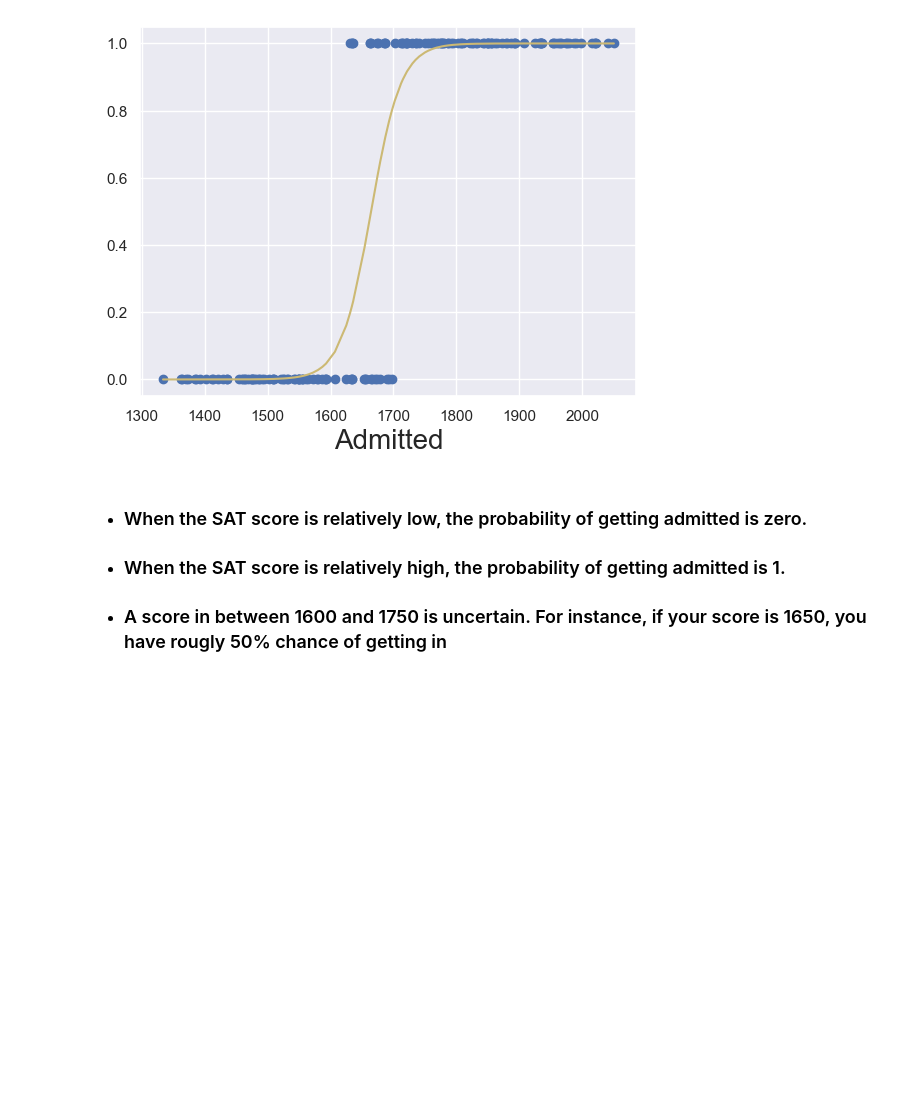
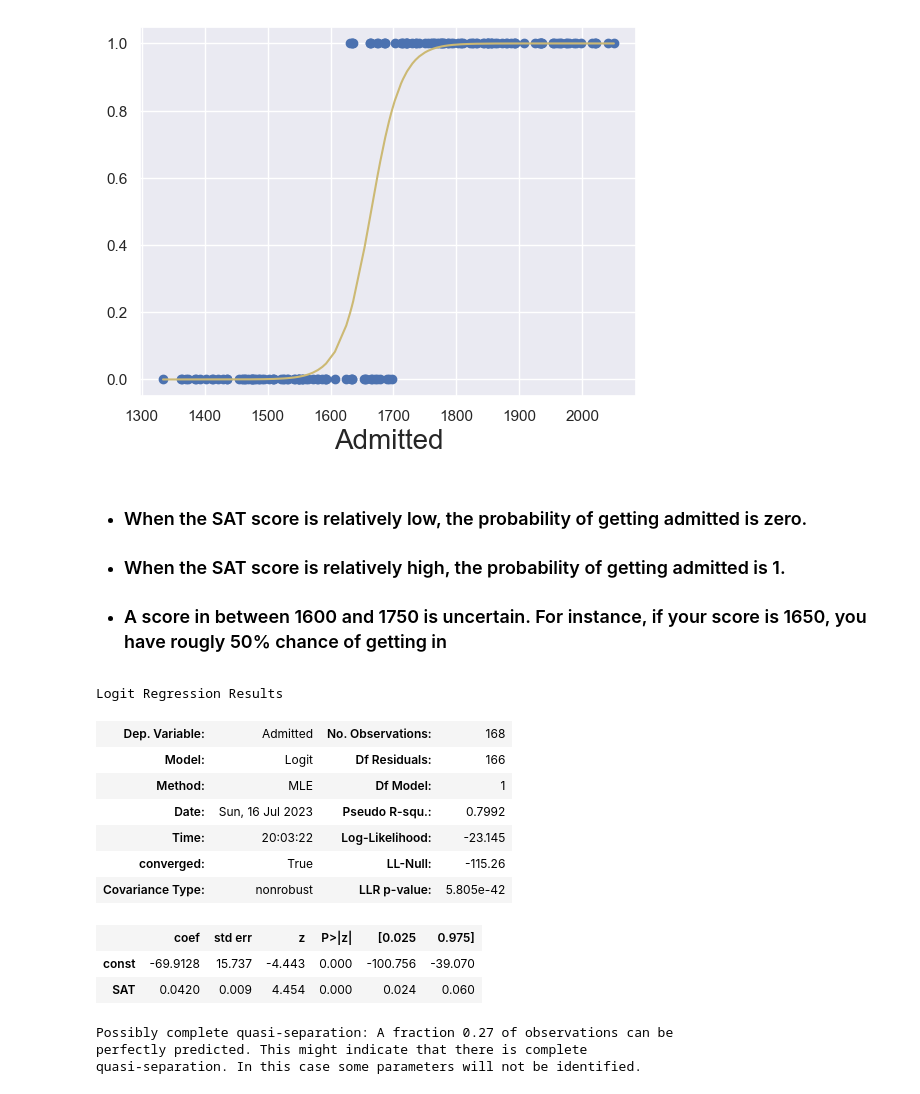
Before and after one commit to oguzkaganbilici/Complete-Data-Science-Bootcamp, a Jupyter notebook: Logistic Regression - Basics of Logistic Regression.ipynb, the cells around one changed output. Cells and saved outputs as stored; diff of their text form; code cells hidden in the pictures; blank space fills up the shorter version.

```diff
--- a/Logistic Regression - Basics of Logistic Regression.ipynb
+++ b/Logistic Regression - Basics of Logistic Regression.ipynb
@@ -87,3 +87,20 @@ Optimization terminated successfully.
 - ### When the SAT score is relatively low, the probability of getting admitted is zero.
 - ###  When the SAT score is relatively high, the probability of getting admitted is 1.
 - ### A score in between 1600 and 1750 is uncertain. For instance, if your score is 1650, you have rougly 50% chance of getting in
+# %%
+results_log.summary()
+# %% [output]
+Logit Regression Results
+| Dep. Variable: | Admitted | No. Observations: | 168 |
+| Model: | Logit | Df Residuals: | 166 |
+| Method: | MLE | Df Model: | 1 |
+| Date: | Sun, 16 Jul 2023 | Pseudo R-squ.: | 0.7992 |
+| Time: | 20:03:22 | Log-Likelihood: | -23.145 |
+| converged: | True | LL-Null: | -115.26 |
+| Covariance Type: | nonrobust | LLR p-value: | 5.805e-42 |
+|  | coef | std err | z | P>|z| | [0.025 | 0.975] |
+| const | -69.9128 | 15.737 | -4.443 | 0.000 | -100.756 | -39.070 |
+| SAT | 0.0420 | 0.009 | 4.454 | 0.000 | 0.024 | 0.060 |
+Possibly complete quasi-separation: A fraction 0.27 of observations can be
+perfectly predicted. This might indicate that there is complete
+quasi-separation. In this case some parameters will not be identified.
```
